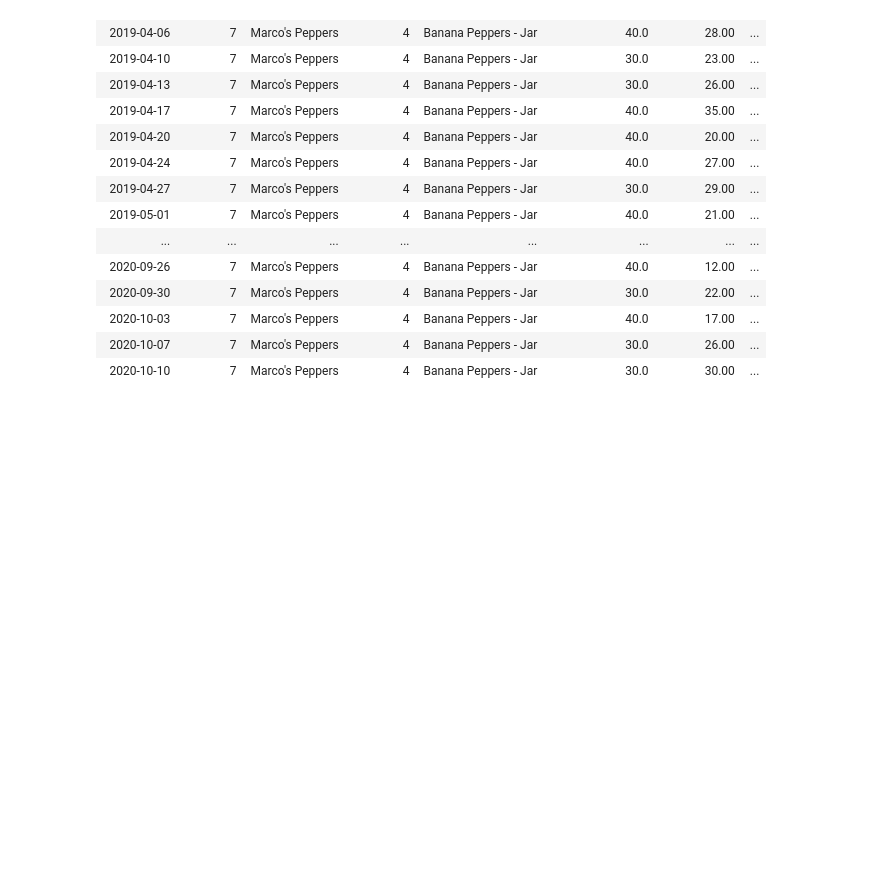
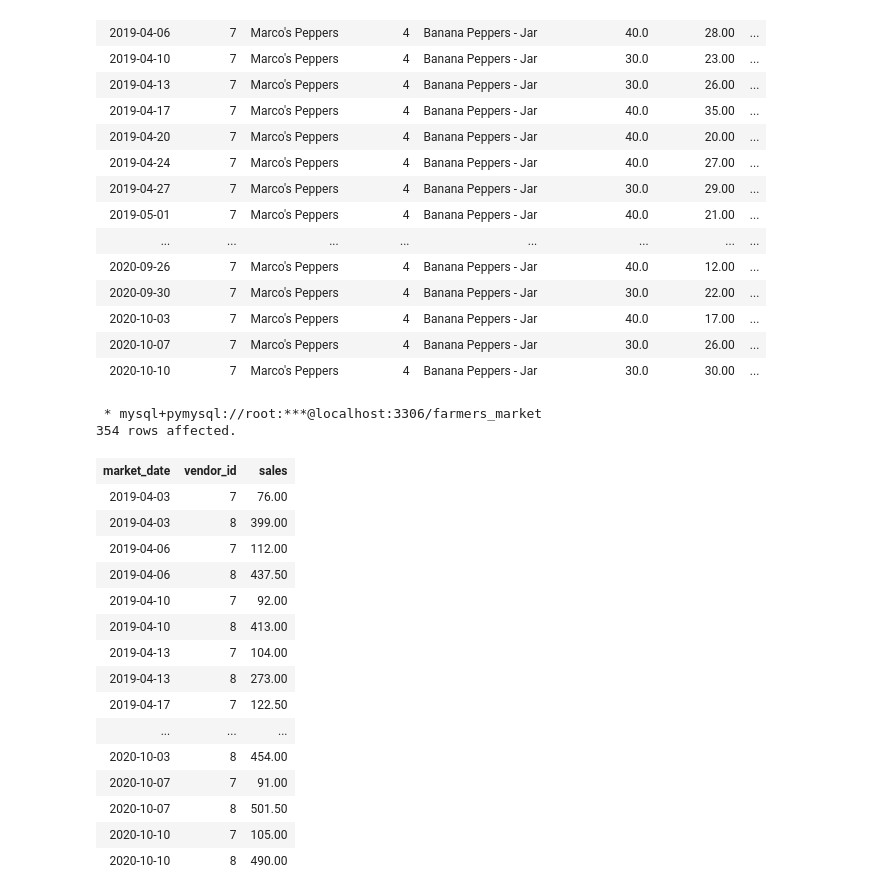
Before and after one commit to KunalNeon/SQL-For-Data-Scientist, a Jupyter notebook: sql.ipynb, the cells around one changed output. Saved outputs shown, nothing was run; the diff lists cells and outputs as text; code cells hidden in the pictures; blank space fills up the shorter version.

```diff
--- a/sql.ipynb
+++ b/sql.ipynb
@@ -2252,3 +2252,32 @@ ORDER BY vi.market_date, vi.vendor_id, vi.product_id
 | 2020-10-03 | 7 | Marco's Peppers | 4 | Banana Peppers - Jar | 40.0 | 17.00 | ... |
 | 2020-10-07 | 7 | Marco's Peppers | 4 | Banana Peppers - Jar | 30.0 | 26.00 | ... |
 | 2020-10-10 | 7 | Marco's Peppers | 4 | Banana Peppers - Jar | 30.0 | 30.00 | ... |
+# %%
+query106='''SELECT
+ market_date,
+ vendor_id,
+ ROUND(SUM(quantity * cost_to_customer_per_qty),2) AS sales
+FROM farmers_market.customer_purchases
+GROUP BY market_date, vendor_id
+ORDER BY market_date, vendor_id
+'''
+%sql $query106
+# %% [output]
+ * mysql+pymysql://root:***@localhost:3306/farmers_market
+354 rows affected.
+| market_date | vendor_id | sales |
+| 2019-04-03 | 7 | 76.00 |
+| 2019-04-03 | 8 | 399.00 |
+| 2019-04-06 | 7 | 112.00 |
+| 2019-04-06 | 8 | 437.50 |
+| 2019-04-10 | 7 | 92.00 |
+| 2019-04-10 | 8 | 413.00 |
+| 2019-04-13 | 7 | 104.00 |
+| 2019-04-13 | 8 | 273.00 |
+| 2019-04-17 | 7 | 122.50 |
+| ... | ... | ... |
+| 2020-10-03 | 8 | 454.00 |
+| 2020-10-07 | 7 | 91.00 |
+| 2020-10-07 | 8 | 501.50 |
+| 2020-10-10 | 7 | 105.00 |
+| 2020-10-10 | 8 | 490.00 |
```
